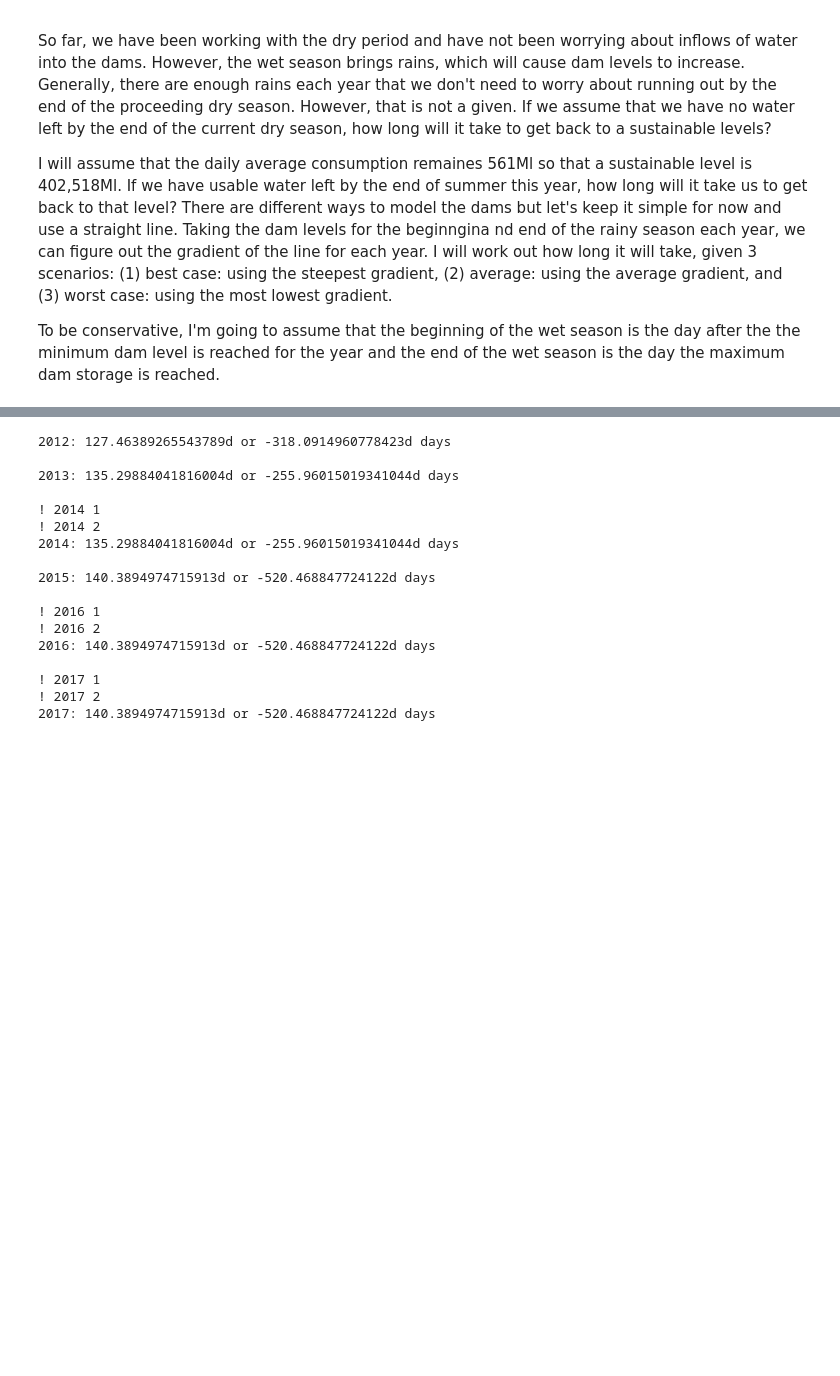
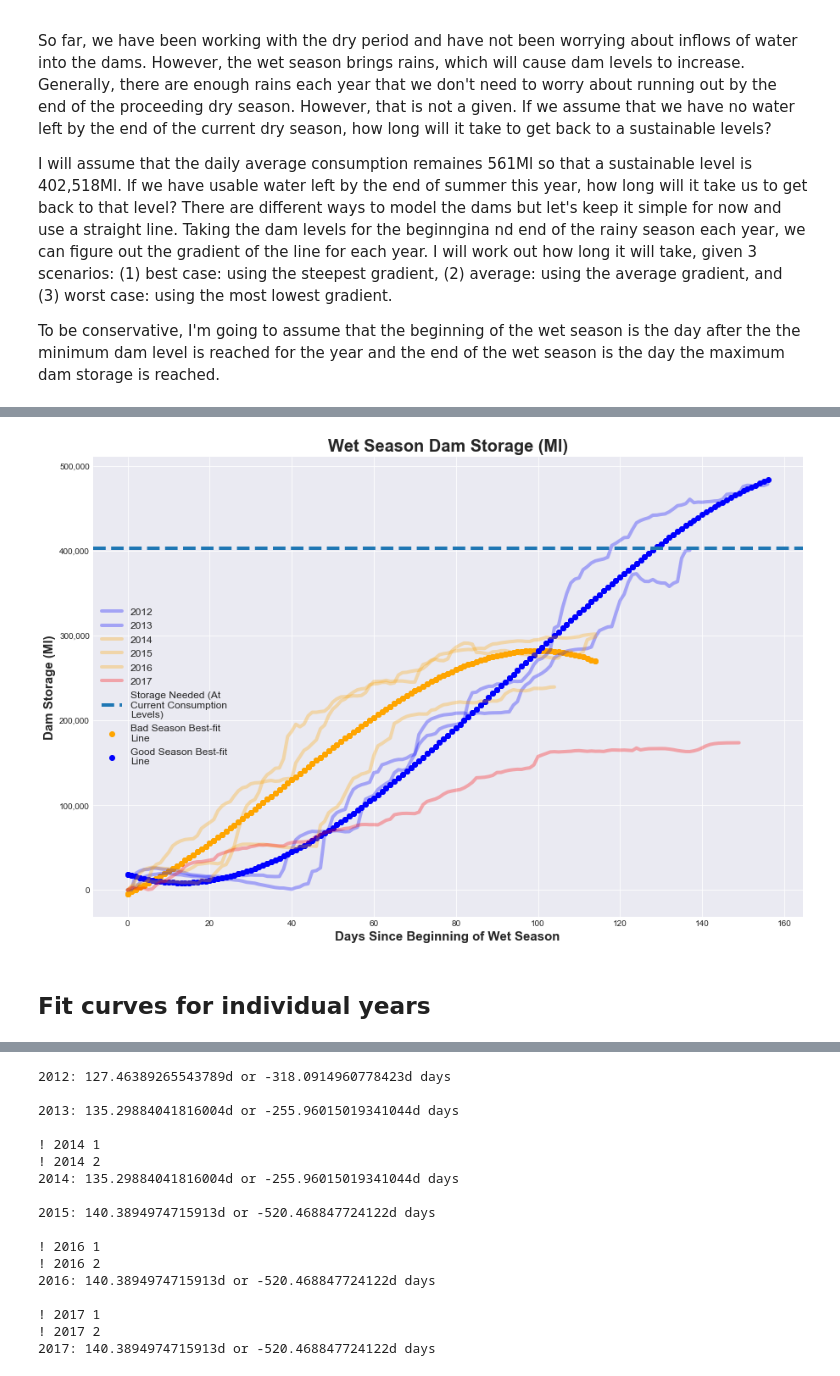
Before and after one commit to jbertscher/dam-levels, a Jupyter notebook: 1.0-dam-level-predictions.ipynb, the cells around one changed output, grey strips where cells are left out. Saved outputs shown, nothing was run; the diff lists cells and outputs as text; code cells hidden in the pictures; blank space fills up the shorter version.

Commit message:
Fitted lines for different wet season scenarios.

```diff
--- a/1.0-dam-level-predictions.ipynb
+++ b/1.0-dam-level-predictions.ipynb
@@ -202,3 +289,45 @@ wet_season_storage = wet_season_storage[(wet_season_storage['date'] >= wet_seaso
+# %%
+from textwrap import wrap
+
+fig, ax = plt.subplots(figsize=(15,10))
+colours = [
+    'blue',
+    'blue',
+    'orange',
+    'orange',
+    'orange',
+    'red',
+]
+
+y = list(range(2012,2018))
+# y = [2012,2013,2015,2016]
+for i, y in enumerate(y):
+    plt.plot(aligned_wet_seasons[y]['season_day'], aligned_wet_seasons[y]['storage_ml'], label = y,
+             c = colours[i], linewidth = 4, alpha = 0.3)
+ax.axhline(402518, linewidth = 4, label = 'Storage Needed (At Current Consumption Levels)', linestyle = '--')
+# plt.scatter(flat_wet_seasons['season_day'], all_fit(flat_wet_seasons['season_day']),
+#             c = 'green', label = 'Total Best-fit Line')
+plt.scatter(flat_wet_seasons_bad['season_day'], bad_season_fit(flat_wet_seasons_bad['season_day']),
+            c = 'orange', label = 'Bad Season Best-fit Line')
+# plt.scatter(flat_wet_seasons_worst['season_day'], worst_season_fit(flat_wet_seasons_worst['season_day']),
+#             c = 'red', label = 'Worst Season Best-fit Line')
+plt.scatter(flat_wet_seasons_good['season_day'], good_season_fit(flat_wet_seasons_good['season_day']),
+            c = 'blue', label = 'Good Season Best-fit Line')
+
+plt.title('Wet Season Dam Storage (Ml)', fontsize = 20, fontweight = 'bold')
+plt.xlabel('Days Since Beginning of Wet Season', fontsize = 15, fontweight = 'bold', )
+plt.ylabel('Dam Storage (Ml)', fontsize = 15, fontweight = 'bold')
+ax.get_yaxis().set_major_formatter(plt.FuncFormatter(lambda x, loc: "{:,}".format(int(x))))
+
+handles, labels = ax.get_legend_handles_labels()
+labels = [ '\n'.join(wrap(lab, 20)) for lab in labels]
+ax.legend(labels, fontsize = 12)
+
+plt.show();
+# %% [output]
+[figure, added]
+# %% [markdown]
+## Fit curves for individual years
 # %%
 import matplotlib.dates as mdates
 fits = {}
```
Also changed, not shown: parts of 16 cells of this notebook.
